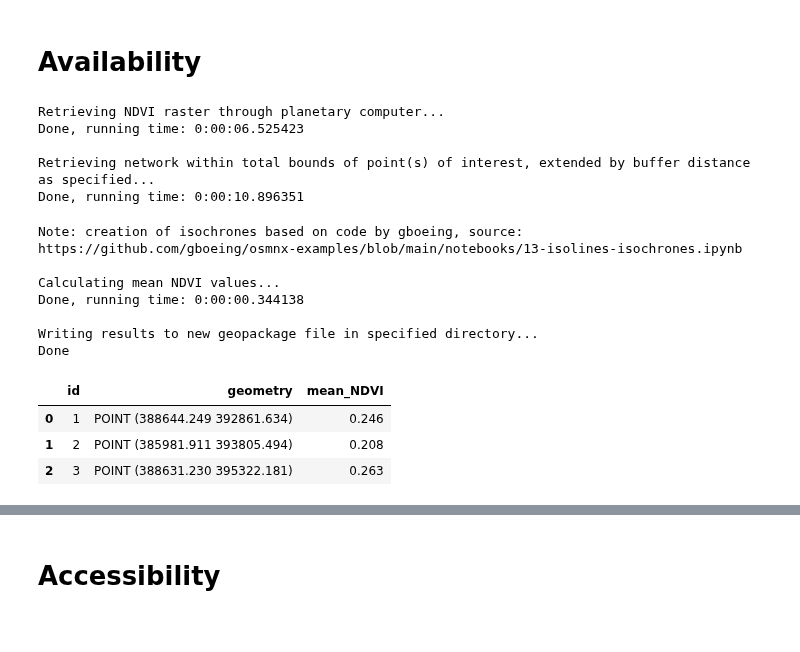
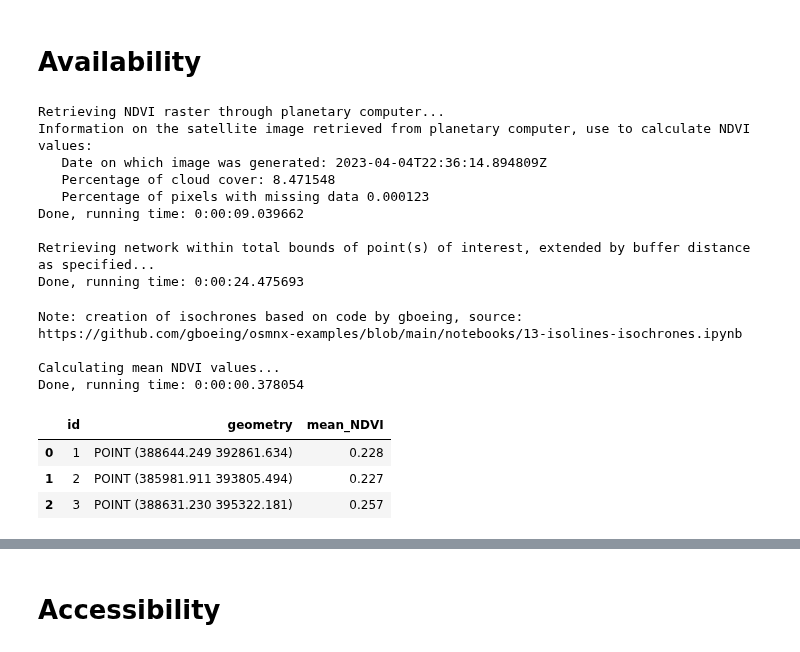
Before and after one commit to Spatial-Data-Science-and-GEO-AI-Lab/GreenEx_Py, a Jupyter notebook: example.ipynb, the cells around one changed output, grey strips where cells are left out. Drawn from its saved outputs; the diff is of its cells as text; code cells hidden in the pictures.

```diff
--- a/example.ipynb
+++ b/example.ipynb
@@ -19,29 +19,30 @@ multi_point
 # %%
 # NDVI
 availability.get_mean_NDVI(point_of_interest_file=test_path+"Test_multiple_home_locations.gpkg",
                            buffer_type="network",
-                           buffer_dist=500,
                            travel_speed=5,
                            trip_time=15,
                            network_type="walk",
-                           output_dir=test_results_path)
+                           save_ndvi=False,
+                           write_to_file=False)
 # %% [output]
 Retrieving NDVI raster through planetary computer...
-Done, running time: 0:00:06.525423
+Information on the satellite image retrieved from planetary computer, use to calculate NDVI values:
+   Date on which image was generated: 2023-04-04T22:36:14.894809Z
+   Percentage of cloud cover: 8.471548
+   Percentage of pixels with missing data 0.000123
+Done, running time: 0:00:09.039662
 
 Retrieving network within total bounds of point(s) of interest, extended by buffer distance as specified...
-Done, running time: 0:00:10.896351
+Done, running time: 0:00:24.475693
 Note: creation of isochrones based on code by gboeing, source: https://github.com/gboeing/osmnx-examples/blob/main/notebooks/13-isolines-isochrones.ipynb
 
 Calculating mean NDVI values...
-Done, running time: 0:00:00.344138
-
-Writing results to new geopackage file in specified directory...
-Done
+Done, running time: 0:00:00.378054
 |  | id | geometry | mean_NDVI |
-| 0 | 1 | POINT (388644.249 392861.634) | 0.246 |
-| 1 | 2 | POINT (385981.911 393805.494) | 0.208 |
-| 2 | 3 | POINT (388631.230 395322.181) | 0.263 |
+| 0 | 1 | POINT (388644.249 392861.634) | 0.228 |
+| 1 | 2 | POINT (385981.911 393805.494) | 0.227 |
+| 2 | 3 | POINT (388631.230 395322.181) | 0.257 |
 # %%
 # Land cover class percentages
 availability.get_landcover_percentages(point_of_interest_file=test_path+"Test_multiple_home_locations.gpkg",
```
Also changed, not shown: parts of 8 cells of this notebook, 5 other files.
